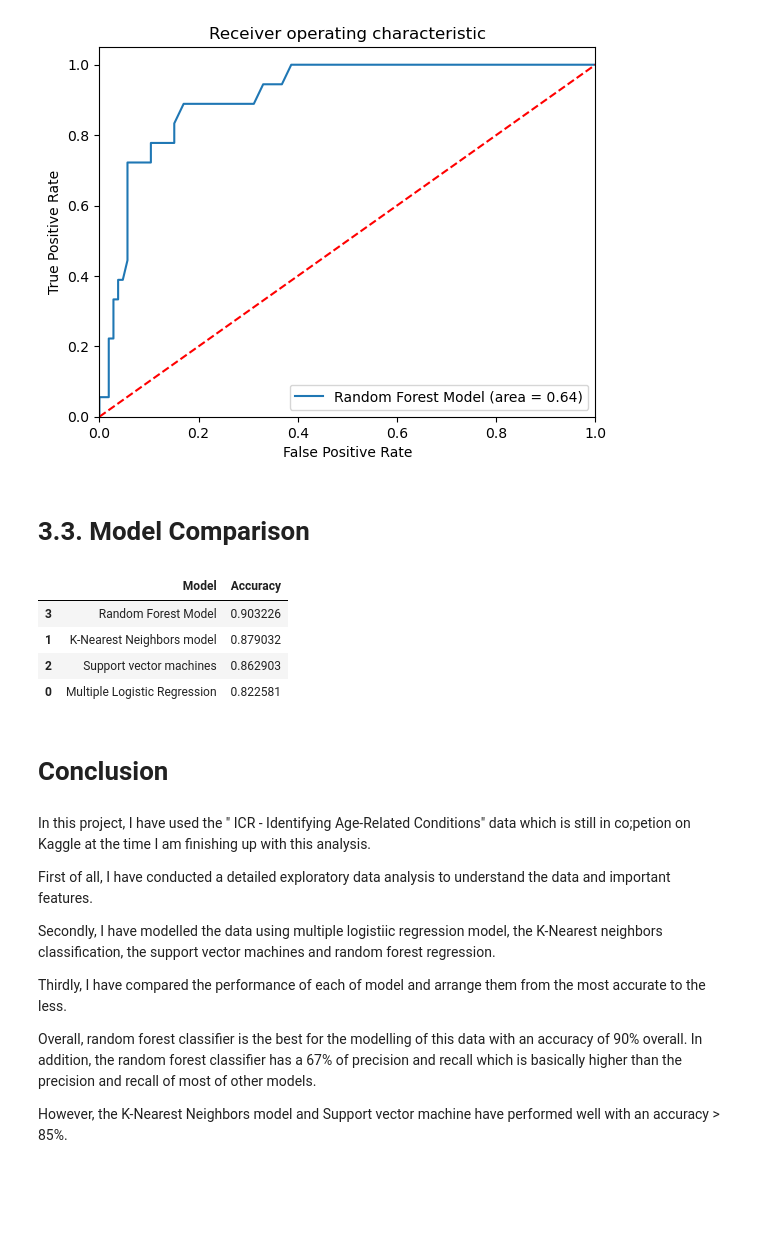
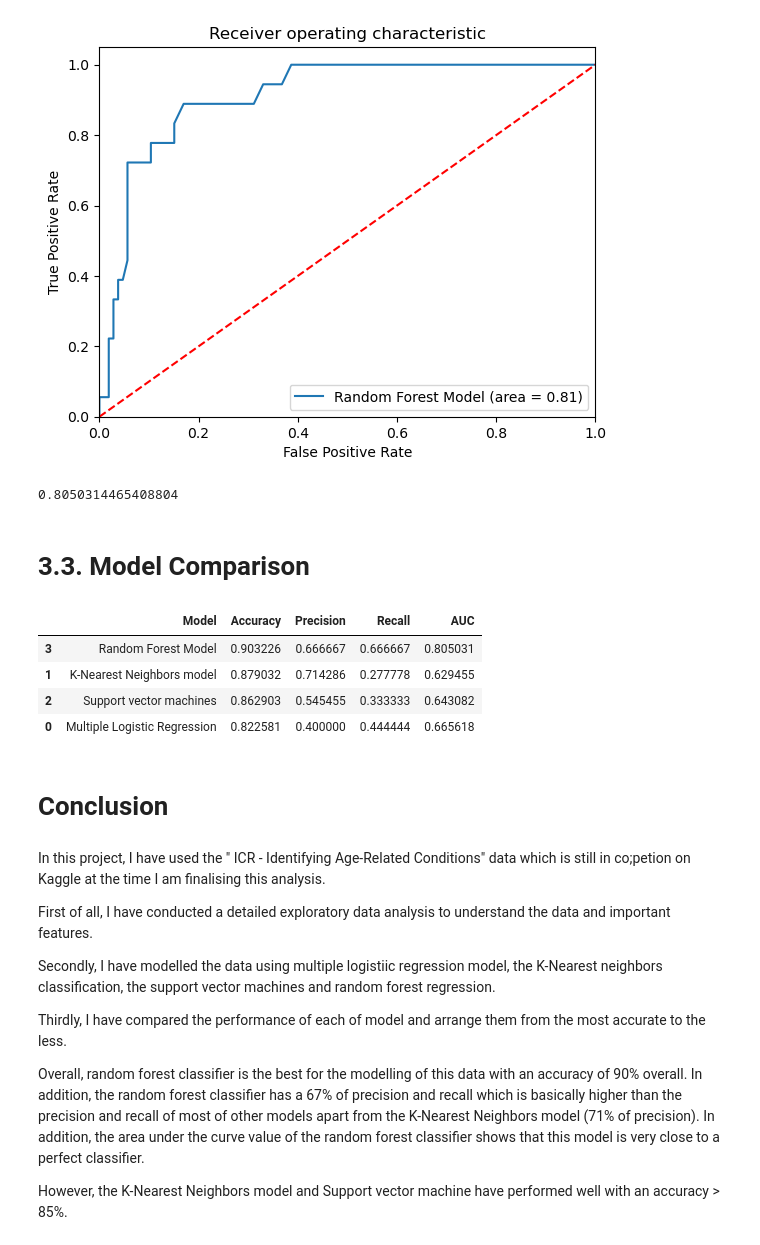
Before and after one commit to boniale/ML_iard, a Jupyter notebook: ml_diseases_mod.ipynb, the cells around one changed output. Drawn from its saved outputs; the diff is of its cells as text; code cells hidden in the pictures; blank space fills up the shorter version.

```diff
--- a/ml_diseases_mod.ipynb
+++ b/ml_diseases_mod.ipynb
@@ -920,10 +925,10 @@ Our model predict accurately 90% of patients who have been diagnosed with one th
 
 This accuracy is good even though we are in healthcare and we may need a higher level of accuracy.
 # %%
-randforstcl_roc_auc = roc_auc_score(y_test, clf.predict(X_test))
+randforstcl_roc_auc = roc_auc_score(y_test, randforstcl.predict(X_test))
 fpr, tpr, thresholds = roc_curve(y_test, randforstcl.predict_proba(X_test)[:,1])
 plt.figure()
-plt.plot(fpr, tpr, label ='Random Forest Model (area = %0.2f)' % clf_roc_auc)
+plt.plot(fpr, tpr, label ='Random Forest Model (area = %0.2f)' % randforstcl_roc_auc)
 plt.plot([0, 1], [0, 1],'r--')
 plt.xlim([0.0, 1.0])
 plt.ylim([0.0, 1.05])
@@ -935,23 +940,27 @@ plt.savefig('rf_ROC')
 plt.show()
 # %% [output]
 [figure]
+# %%
+randforstcl_roc_auc
+# %% [output]
+0.8050314465408804
 # %% [markdown]
 # 3.3. Model Comparison
 # %%
 models_accuracy = pd.DataFrame({'Model':['Multiple Logistic Regression', 'K-Nearest Neighbors model ', 'Support vector machines', 'Random Forest Model'],
-                            'Accuracy':[log_metrics, knn, accuracy_svm, rf]
+                            'Accuracy':[log_metrics, knn, accuracy_svm, rf],'Precision':[prec_log, prec_knn, prec_svm, prec_rf], 'Recall':[rec_log, rec_knn, rec_svm, rec_rf], 'AUC':[logit_roc_auc, neigh_roc_auc, clf_roc_auc, randforstcl_roc_auc]
                            })
-models_accuracy.sort_values(by='Accuracy',ascending=False)
+models_accuracy.sort_values(by='Accuracy', ascending=False)
 # %% [output]
-|  | Model | Accuracy |
-| 3 | Random Forest Model | 0.903226 |
-| 1 | K-Nearest Neighbors model | 0.879032 |
-| 2 | Support vector machines | 0.862903 |
-| 0 | Multiple Logistic Regression | 0.822581 |
+|  | Model | Accuracy | Precision | Recall | AUC |
+| 3 | Random Forest Model | 0.903226 | 0.666667 | 0.666667 | 0.805031 |
+| 1 | K-Nearest Neighbors model | 0.879032 | 0.714286 | 0.277778 | 0.629455 |
+| 2 | Support vector machines | 0.862903 | 0.545455 | 0.333333 | 0.643082 |
+| 0 | Multiple Logistic Regression | 0.822581 | 0.400000 | 0.444444 | 0.665618 |
 # %% [markdown]
 # Conclusion
 # %% [markdown]
-In this project, I have used the " ICR - Identifying Age-Related Conditions" data which is still in co;petion on Kaggle at the time I am finishing up with this analysis.
+In this project, I have used the " ICR - Identifying Age-Related Conditions" data which is still in co;petion on Kaggle at the time I am finalising this analysis.
 
 First of all, I have conducted a detailed exploratory data analysis to understand the data and important features.
 
@@ -959,6 +968,6 @@ Secondly, I have modelled the data using multiple logistiic regression model, th
 
 Thirdly, I have compared the performance of each of model and arrange them from the most accurate to the less.
 
-Overall, random forest classifier is the best for the modelling of this data with an accuracy of 90% overall. In addition, the random forest classifier has a 67% of precision and recall which is basically higher than the precision and recall of most of other models.
+Overall, random forest classifier is the best for the modelling of this data with an accuracy of 90% overall. In addition, the random forest classifier has a 67% of precision and recall which is basically higher than the precision and recall of most of other models apart from the K-Nearest Neighbors model (71% of precision). In addition, the area under the curve value of the random forest classifier shows that this model is very close to a perfect classifier.
 
 However, the K-Nearest Neighbors model and Support vector machine have performed well with an accuracy > 85%.
```
Also changed, not shown: parts of 7 cells of this notebook, 1 other file.
